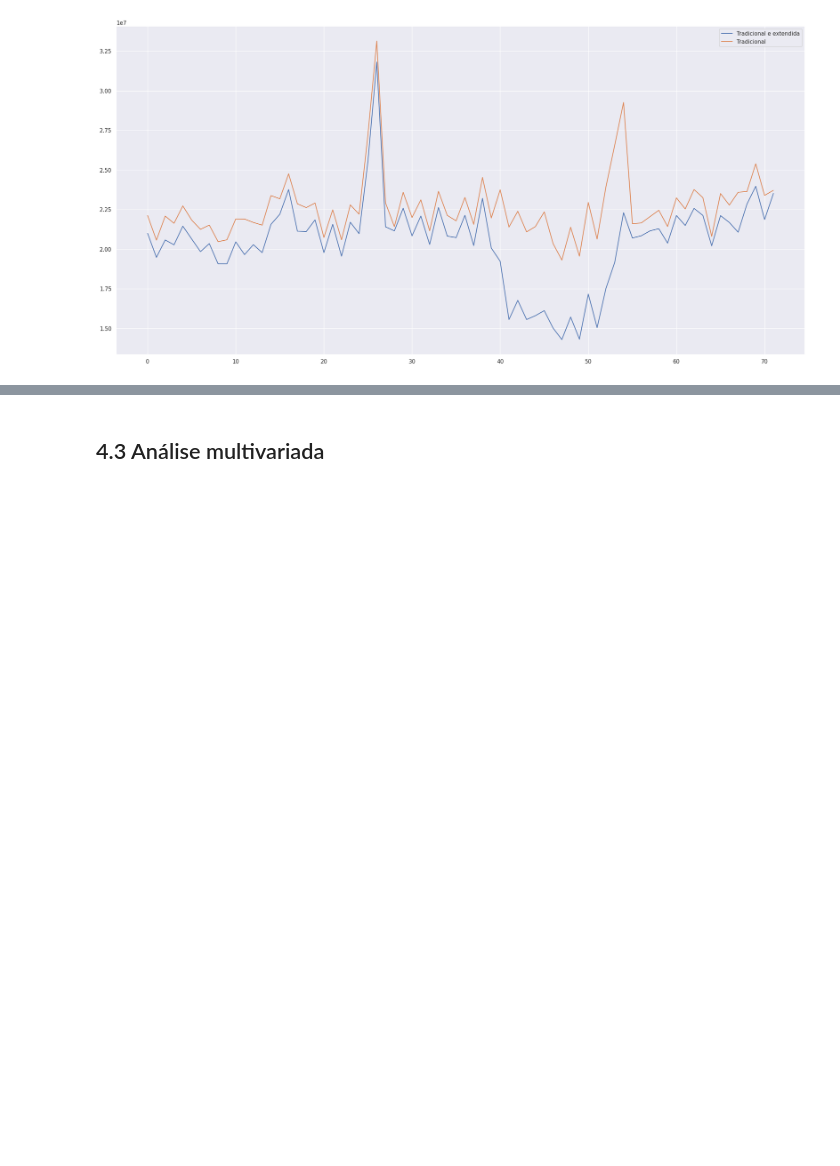
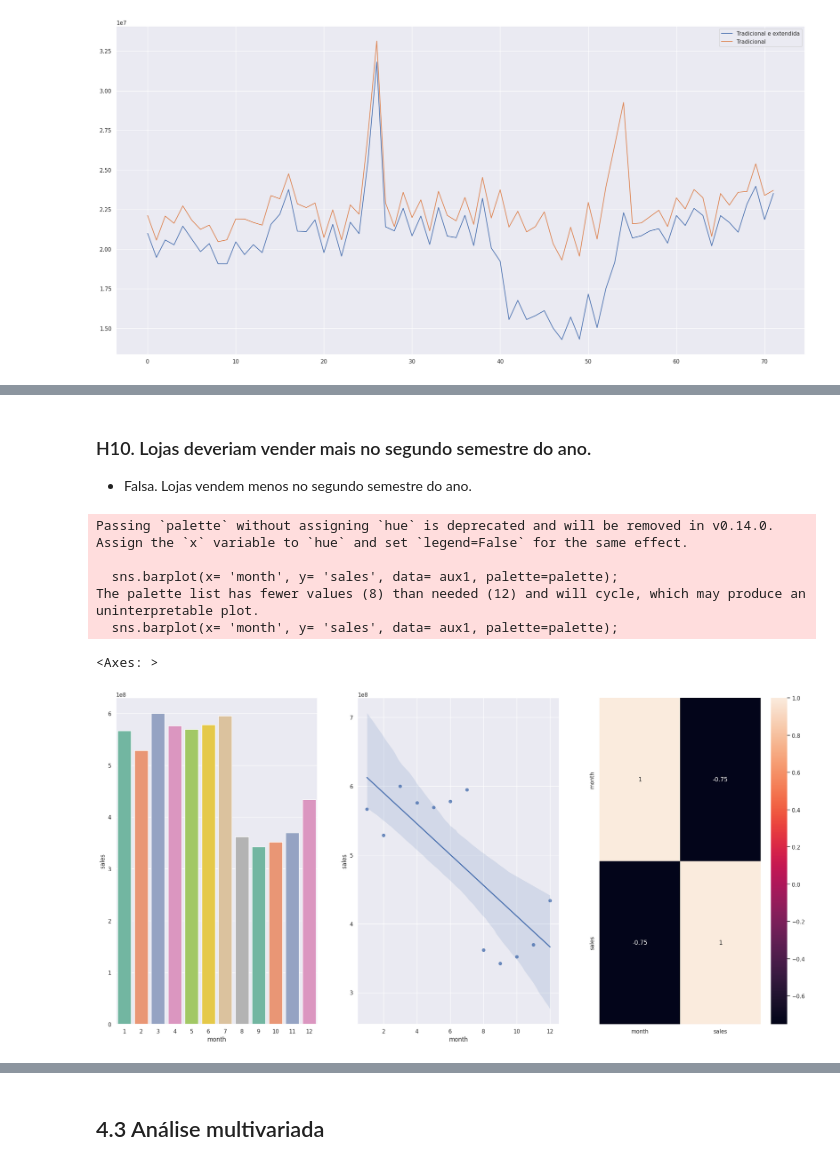
Before and after one commit to fr22/Rossmann_sales_prediction, a Jupyter notebook: store_sales_prediction.ipynb, the cells around one changed output, grey strips where cells are left out. Cells and saved outputs as stored; diff of their text form; code cells hidden in the pictures; blank space fills up the shorter version.

```diff
--- a/store_sales_prediction.ipynb
+++ b/store_sales_prediction.ipynb
@@ -792,0 +808,19 @@ aux3.head()
+# %% [markdown]
+### H10. Lojas deveriam vender mais no segundo semestre do ano.
+* Falsa. Lojas vendem menos no segundo semestre do ano.
+# %%
+aux1 = df4[['month', 'sales']].groupby('month').sum().reset_index()
+plt.subplot(1,3,1)
+sns.barplot(x= 'month', y= 'sales', data= aux1, palette=palette);
+plt.subplot(1,3,2)
+sns.regplot(x= 'month', y= 'sales', data= aux1);
+plt.subplot(1,3,3)
+sns.heatmap(aux1.corr(method='pearson'), annot = True)
+# %% [output]
+Passing `palette` without assigning `hue` is deprecated and will be removed in v0.14.0. Assign the `x` variable to `hue` and set `legend=False` for the same effect.
+
+  sns.barplot(x= 'month', y= 'sales', data= aux1, palette=palette);
+The palette list has fewer values (8) than needed (12) and will cycle, which may produce an uninterpretable plot.
+  sns.barplot(x= 'month', y= 'sales', data= aux1, palette=palette);
+<Axes: >
+[figure, added]
```
Also changed, not shown: parts of 16 cells of this notebook.
